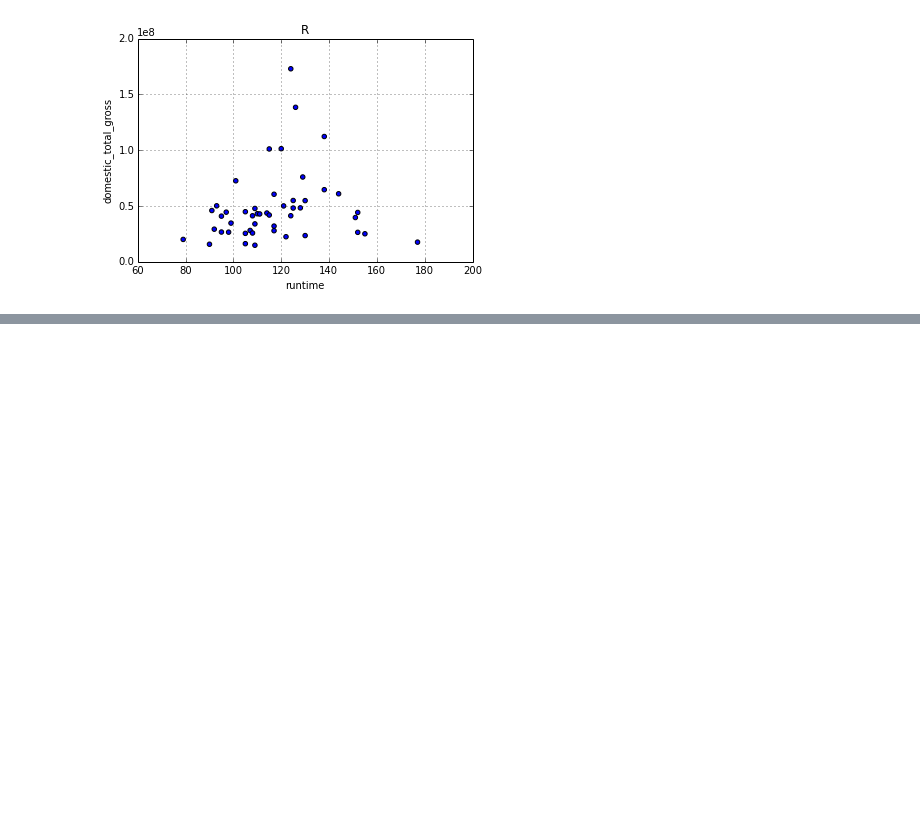
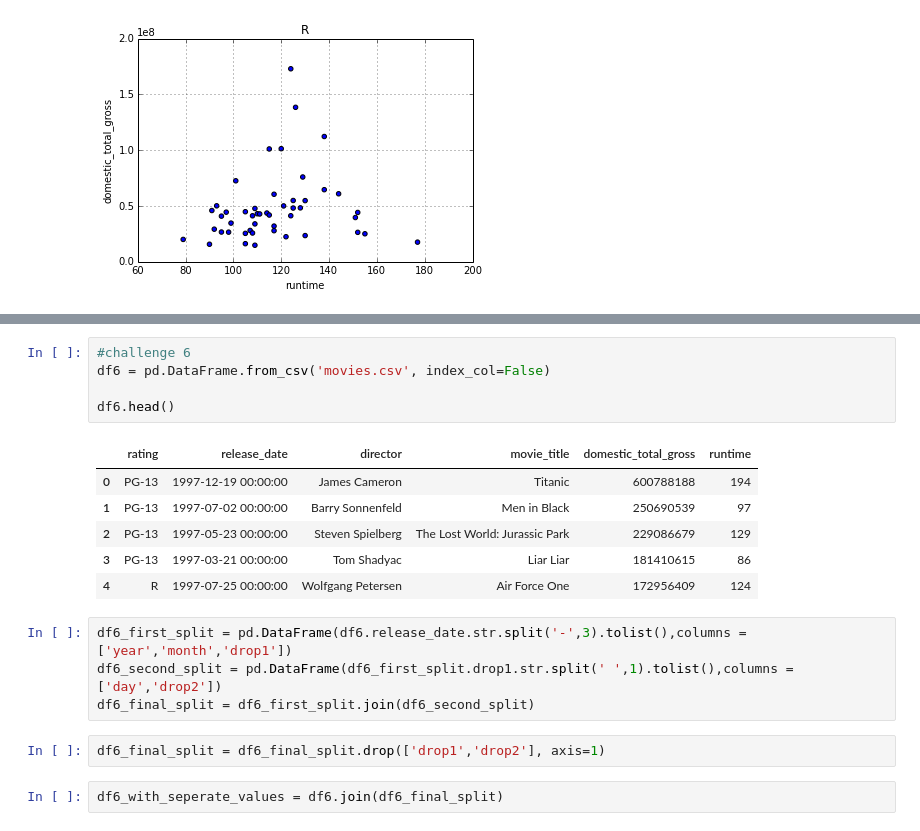
Before and after one commit to KevinMars/Luther, a Jupyter notebook: intro_to_web_scraping/Pandas Challenge.ipynb, the cells around one changed output, grey strips where cells are left out. Cells and saved outputs as stored; diff of their text form; blank space fills up the shorter version.

```diff
--- a/intro_to_web_scraping/Pandas Challenge.ipynb
+++ b/intro_to_web_scraping/Pandas Challenge.ipynb
@@ -158,0 +199,20 @@ for group_title,group_data in df4_group:
+# %%
+#challenge 6
+df6 = pd.DataFrame.from_csv('movies.csv', index_col=False)
+
+df6.head()
+# %% [output]
+|  | rating | release_date | director | movie_title | domestic_total_gross | runtime |
+| 0 | PG-13 | 1997-12-19 00:00:00 | James Cameron | Titanic | 600788188 | 194 |
+| 1 | PG-13 | 1997-07-02 00:00:00 | Barry Sonnenfeld | Men in Black | 250690539 | 97 |
+| 2 | PG-13 | 1997-05-23 00:00:00 | Steven Spielberg | The Lost World: Jurassic Park | 229086679 | 129 |
+| 3 | PG-13 | 1997-03-21 00:00:00 | Tom Shadyac | Liar Liar | 181410615 | 86 |
+| 4 | R | 1997-07-25 00:00:00 | Wolfgang Petersen | Air Force One | 172956409 | 124 |
+# %%
+df6_first_split = pd.DataFrame(df6.release_date.str.split('-',3).tolist(),columns = ['year','month','drop1'])
+df6_second_split = pd.DataFrame(df6_first_split.drop1.str.split(' ',1).tolist(),columns = ['day','drop2'])
+df6_final_split = df6_first_split.join(df6_second_split)
+# %%
+df6_final_split = df6_final_split.drop(['drop1','drop2'], axis=1)
+# %%
+df6_with_seperate_values = df6.join(df6_final_split)
```
Also changed, not shown: parts of 7 cells of this notebook, 11 other files.
